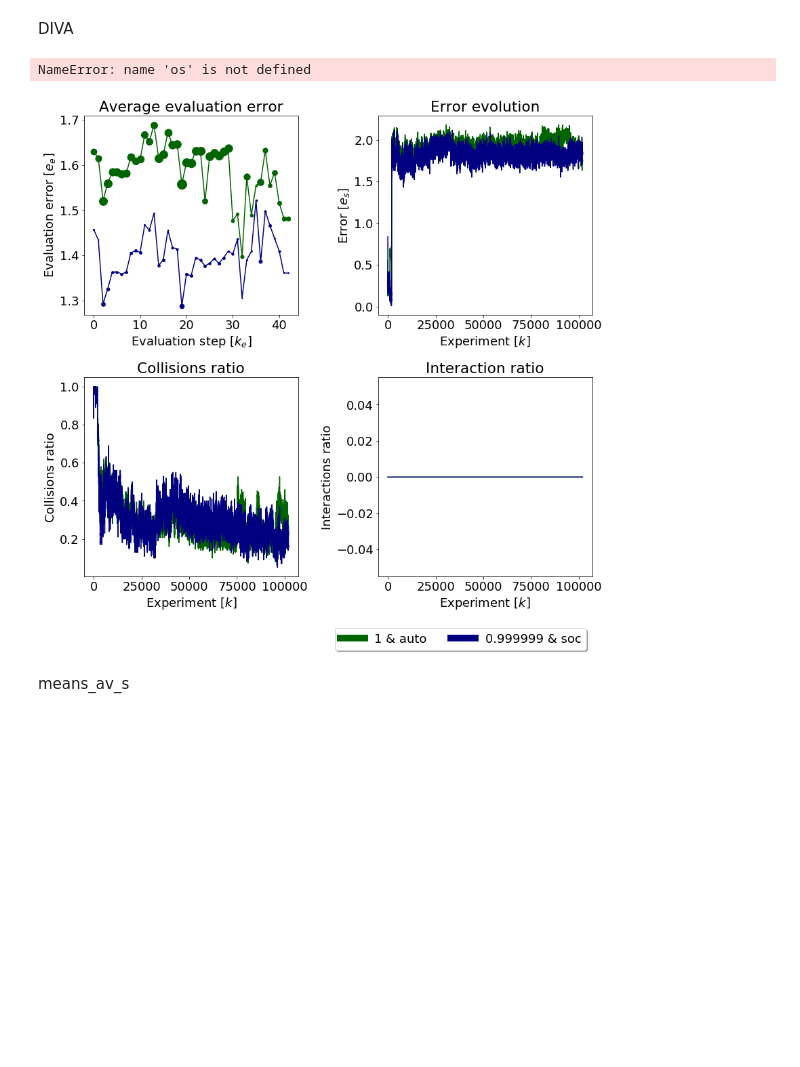
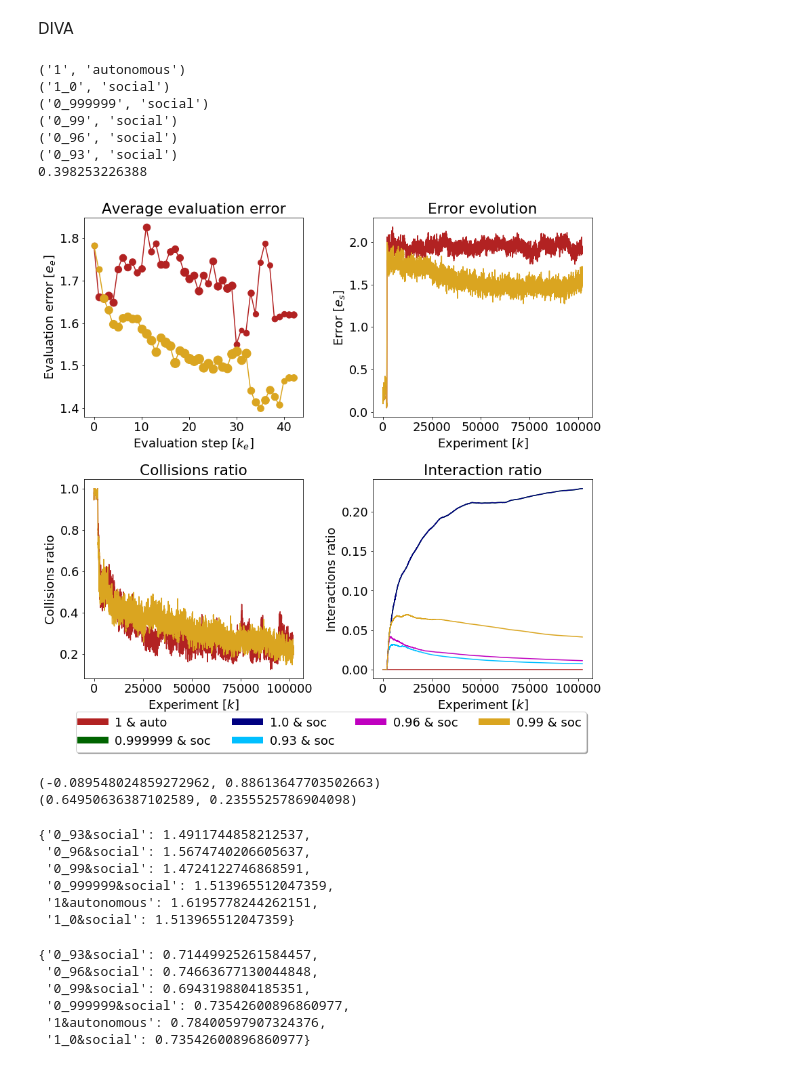
Before and after one commit to yumilceh/artificialbabbling, a Jupyter notebook: SensorimotorExploration/Executables/October17/diva_results_IEEE_SI.ipynb, the cells around one changed output. Drawn from its saved outputs; the diff is of its cells as text; code cells hidden in the pictures; blank space fills up the shorter version.

Commit message:
Final Results IEEE SI
Former-commit-id: 49537c84cff7f4a899c1de8a6ac8833624d72965

```diff
--- a/SensorimotorExploration/Executables/October17/diva_results_IEEE_SI.ipynb
+++ b/SensorimotorExploration/Executables/October17/diva_results_IEEE_SI.ipynb
@@ -11,4 +11,7 @@ import matplotlib
 from scipy.stats import pearsonr, shapiro, anderson
 from scipy.spatial import ConvexHull
 
-colors_ = ['firebrick', 'darkgreen', 'navy', 'm', 'deepskyblue', 'goldenrod', 'black', 'grey']
+colors_ = ['firebrick', 'darkgreen', 'navy',  'deepskyblue', 'm','goldenrod', 'black', 'grey']
+
+from SensorimotorExploration.DataManager.SimulationData import load_sim_h5_v2 as load_sim_h5
+from results_utils import *
@@ -60,7 +60,7 @@ def get_stat_test(dict_):
 
     return pearsonr(thresh, values)
 # %%
-directory = 'experiment_IEEE_SI_slopes_cmf_223_old2/'
+directory = 'diva_IEEE_SI/experiment_IEEE_SI_slopes_cmf_223/'
 data_files = os.listdir(directory)
 
 n_samples = 102000
@@ -121,6 +121,9 @@ inter = create_dict(groups_k)
 inter_av = create_dict(groups_k)
 inter_std = create_dict(groups_k)
 
+inter_evo = create_dict(groups_k)
+inter_evo_av = create_dict(groups_k)
+
 #container for errors
 error_ev = create_dict(groups_k)
 error_ev_av = create_dict(groups_k)
@@ -152,7 +155,7 @@ for data_file in (d_f for d_f in data_files if 'sim_data.h5' in d_f):
         data,foo = load_sim_h5(data_file)
         interaction_data = data.social.data.as_matrix(columns=None)
         interactions = np.zeros((n_samples,))
-        interactions[~np.isnan(interaction_data[:n_samples, 0])] = 1
+        interactions[~np.isnan(interaction_data[:n_samples, 0])] = 1.
 
         social_data, foo = load_sim_h5(data_file.replace('sim_data.h5', 'sensor_eva_valset.h5'))
 
@@ -194,7 +197,9 @@ for data_file in (d_f for d_f in data_files if 'sim_data.h5' in d_f):
 #         hull_volumes[directory]=hull.volume
 
 
-        inter[conf['instructor_slope'] + '&' + conf['mode']] += [interactions]
+        inter[conf['instructor_slope'] + '&' + conf['mode']] += [np.sum(interactions)/float(n_samples)]
+
+        inter_evo[conf['instructor_slope'] + '&' + conf['mode']] += [interactions]
 
         error_ev[conf['instructor_slope'] + '&' + conf['mode']] += [eva_errors]
 
@@ -224,6 +229,8 @@ for i, k in enumerate(groups_k):
     inter_av[group] = np.mean(np.array(inter[group]), axis=0)
     inter_std[group] = np.std(np.array(inter[group]), axis=0)
 
+    inter_evo_av[group] = np.mean(np.array(inter_evo[group]), axis=0)
+
     comp_av_w[group] = np.mean(np.array(comp_w[group]), axis=0)
     #wh_comp_av_w[group] = np.mean(np.array(wh_comp_w[group]), axis=0)
 
@@ -234,9 +241,15 @@ for i, k in enumerate(groups_k):
 
 print(max_std)
 # %% [output]
-NameError: name 'os' is not defined
+('1', 'autonomous')
+('1_0', 'social')
+('0_999999', 'social')
+('0_99', 'social')
+('0_96', 'social')
+('0_93', 'social')
+0.398253226388
 # %%
-thresh_to_plot = ['1_0&', '0_999999&','0_99&', '0_96&', '0_93&']
+thresh_to_plot = ['0_99&']#['1_0&', '0_999999&','0_99&', '0_96&', '0_93&']
 mode_to_plot = ['social']
 
 custom = ['1&autonomous']
@@ -304,38 +317,39 @@ plt.sca(ax1[1,1])
 ax1[1,1].set_title('Interaction ratio')
 for key, color in zip(error_ev_av.keys(), colors_):
     try:
-        data_plt = incremental_mean(inter_av[key])
+        data_plt = incremental_mean(inter_evo_av[key])
         plt.plot(data_plt, linestyle='-', marker='',lw = 1.5,color=color)
     except:
         continue
 plt.xlabel('Experiment [$k$]')
 plt.ylabel('Interactions ratio')
 # ax1[1,1].set_xlim([0,n_samples])
 # ax1[1,1].set_ylim([0,0.08])
 
 lds_ = []
 for key, color in zip(error_ev_av.keys(), colors_):
     key = key.replace('_','.')
     key = key.replace('&',' & ')
     key = key.replace('social','soc')
     key = key.replace('autonomous','auto')
     lds_ += [key]
 
 lgd = plt.legend(lds_,\
            ncol=4,loc='lower right', fontsize=18, bbox_to_anchor=(1., -0.4),
           fancybox=True, shadow=True)
 for legobj in lgd.legendHandles:
     legobj.set_linewidth(10.0)
 
 
 plt.tight_layout()
 
 # fig1.savefig('/home/yumilceh/Dropbox/Aplicaciones/ShareLaTeX/IEEE_TCDS_Special_Issue/images/parabola_results.eps',\
 #              format='eps', dpi=1000, bbox_extra_artists=(lgd,), bbox_inches='tight')
 # %% [output]
-[figure, old version]
+[figure, new version]
 # %%
 print(get_stat_test(means_av_s))
 print(get_stat_test(means_std_s))
+# %% [output]
+(-0.089548024859272962, 0.88613647703502663)
+(0.64950636387102589, 0.2355525786904098)
-# %% [markdown]
-means_av_s
@@ -343,0 +356,18 @@ means_std_s
+# %%
+means_av_s
+# %% [output]
+{'0_93&social': 1.4911744858212537,
+ '0_96&social': 1.5674740206605637,
+ '0_99&social': 1.4724122746868591,
+ '0_999999&social': 1.513965512047359,
+ '1&autonomous': 1.6195778244262151,
+ '1_0&social': 1.513965512047359}
+# %%
+coll_av_s
+# %% [output]
+{'0_93&social': 0.71449925261584457,
+ '0_96&social': 0.74663677130044848,
+ '0_99&social': 0.6943198804185351,
+ '0_999999&social': 0.73542600896860977,
+ '1&autonomous': 0.78400597907324376,
+ '1_0&social': 0.73542600896860977}
```
Also changed, not shown: parts of 14 cells of this notebook, 9 other files.
